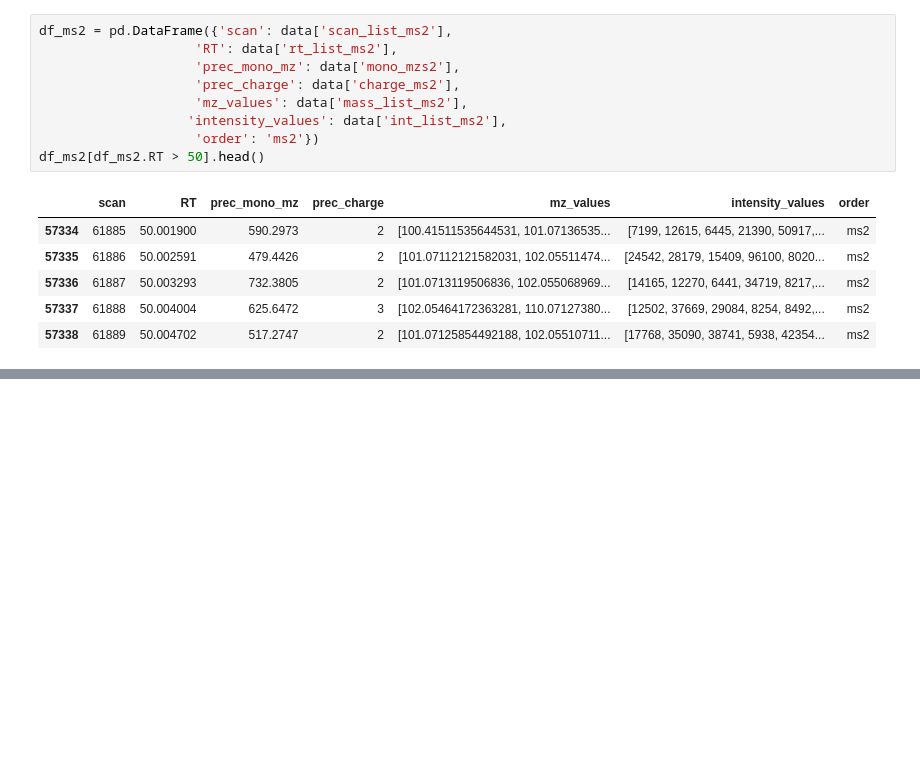
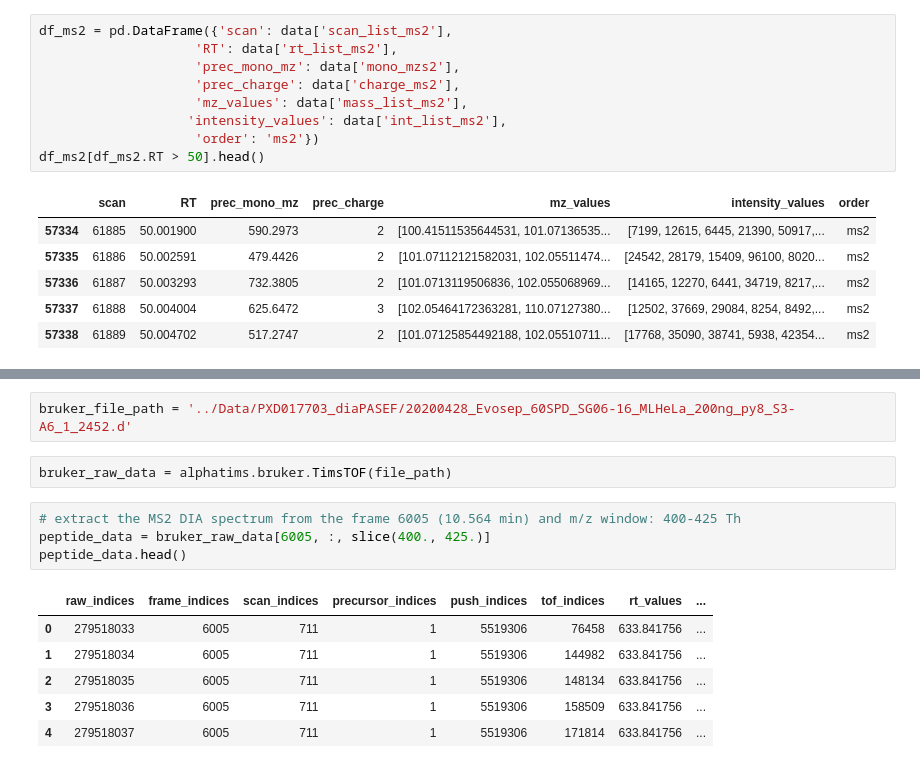
Before and after one commit to MannLabs/ProteomicsVisualization, a Jupyter notebook: Figure 2.ipynb, the cells around one changed output, grey strips where cells are left out. Drawn from its saved outputs; the diff is of its cells as text; blank space fills up the shorter version.

```diff
--- a/Figure 2.ipynb
+++ b/Figure 2.ipynb
@@ -115,0 +122,15 @@ plot_mass_spectra(
+# %%
+bruker_file_path = '../Data/PXD017703_diaPASEF/20200428_Evosep_60SPD_SG06-16_MLHeLa_200ng_py8_S3-A6_1_2452.d'
+# %%
+bruker_raw_data = alphatims.bruker.TimsTOF(file_path)
+# %%
+# extract the MS2 DIA spectrum from the frame 6005 (10.564 min) and m/z window: 400-425 Th
+peptide_data = bruker_raw_data[6005, :, slice(400., 425.)]
+peptide_data.head()
+# %% [output]
+|  | raw_indices | frame_indices | scan_indices | precursor_indices | push_indices | tof_indices | rt_values | ... |
+| 0 | 279518033 | 6005 | 711 | 1 | 5519306 | 76458 | 633.841756 | ... |
+| 1 | 279518034 | 6005 | 711 | 1 | 5519306 | 144982 | 633.841756 | ... |
+| 2 | 279518035 | 6005 | 711 | 1 | 5519306 | 148134 | 633.841756 | ... |
+| 3 | 279518036 | 6005 | 711 | 1 | 5519306 | 158509 | 633.841756 | ... |
+| 4 | 279518037 | 6005 | 711 | 1 | 5519306 | 171814 | 633.841756 | ... |
```
Also changed, not shown: parts of 9 cells of this notebook.
